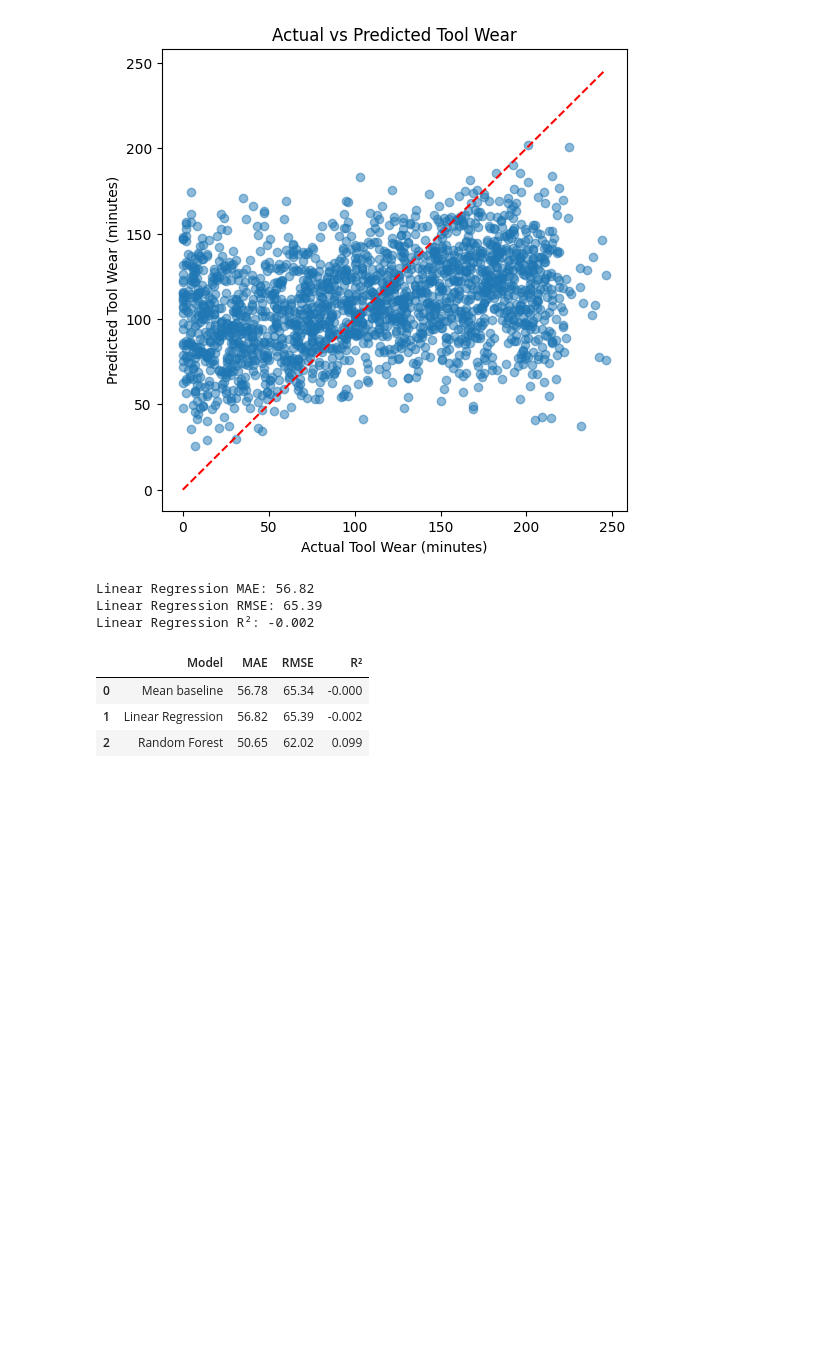
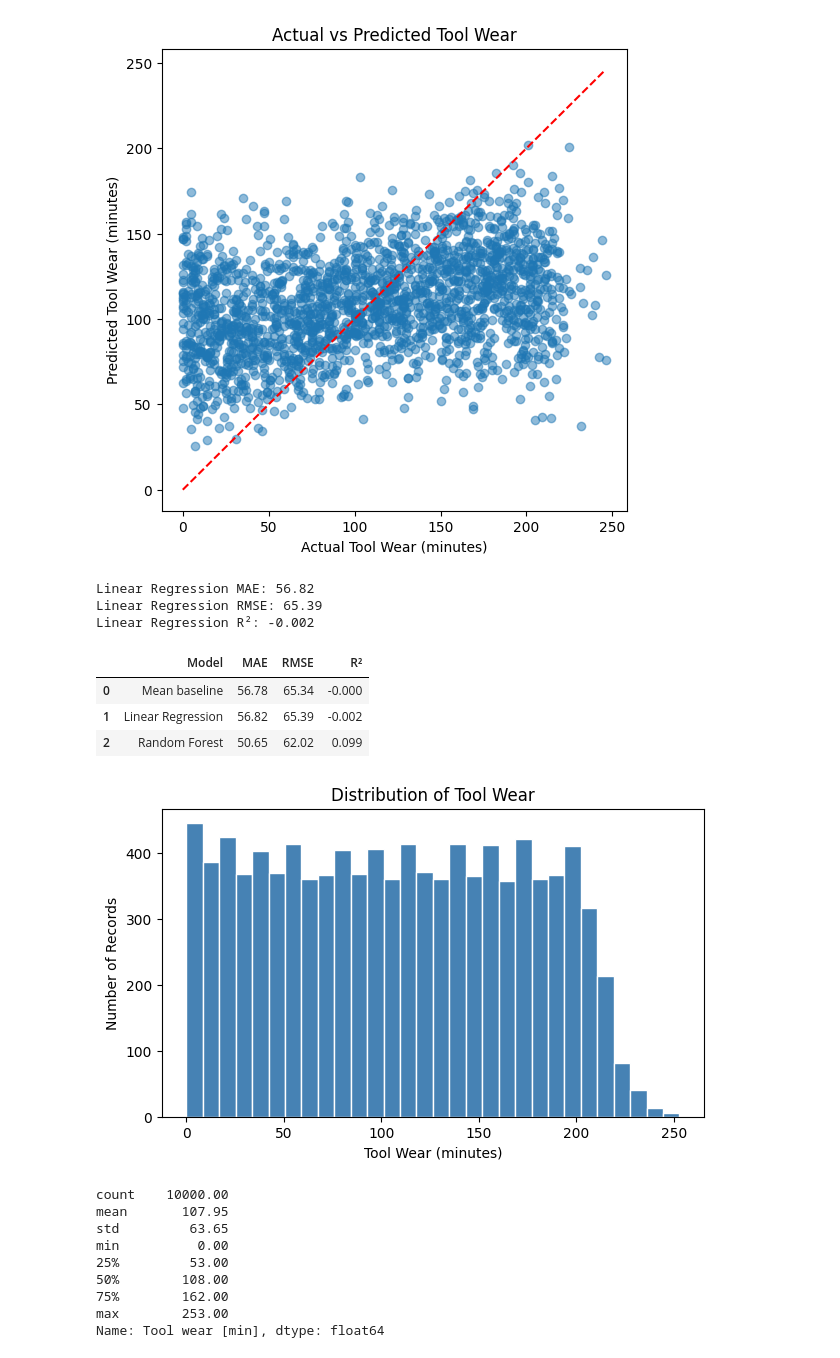
Before and after one commit to palamankumar688-lgtm/industrial-machine-failure-prediction, a Jupyter notebook: Industrial_Machine_Failure_Prediction.ipynb, the cells around one changed output. Drawn from its saved outputs; the diff is of its cells as text; code cells hidden in the pictures; blank space fills up the shorter version.

```diff
--- a/Industrial_Machine_Failure_Prediction.ipynb
+++ b/Industrial_Machine_Failure_Prediction.ipynb
@@ -715,3 +715,23 @@ display(regression_results)
 | 0 | Mean baseline | 56.78 | 65.34 | -0.000 |
 | 1 | Linear Regression | 56.82 | 65.39 | -0.002 |
 | 2 | Random Forest | 50.65 | 62.02 | 0.099 |
+# %%
+plt.figure(figsize=(7, 4))
+plt.hist(df["Tool wear [min]"], bins=30, color="steelblue", edgecolor="white")
+plt.xlabel("Tool Wear (minutes)")
+plt.ylabel("Number of Records")
+plt.title("Distribution of Tool Wear")
+plt.show()
+
+print(df["Tool wear [min]"].describe().round(2))
+# %% [output]
+[figure, added]
+count    10000.00
+mean       107.95
+std         63.65
+min          0.00
+25%         53.00
+50%        108.00
+75%        162.00
+max        253.00
+Name: Tool wear [min], dtype: float64
```
Also changed, not shown: parts of 7 cells of this notebook.
